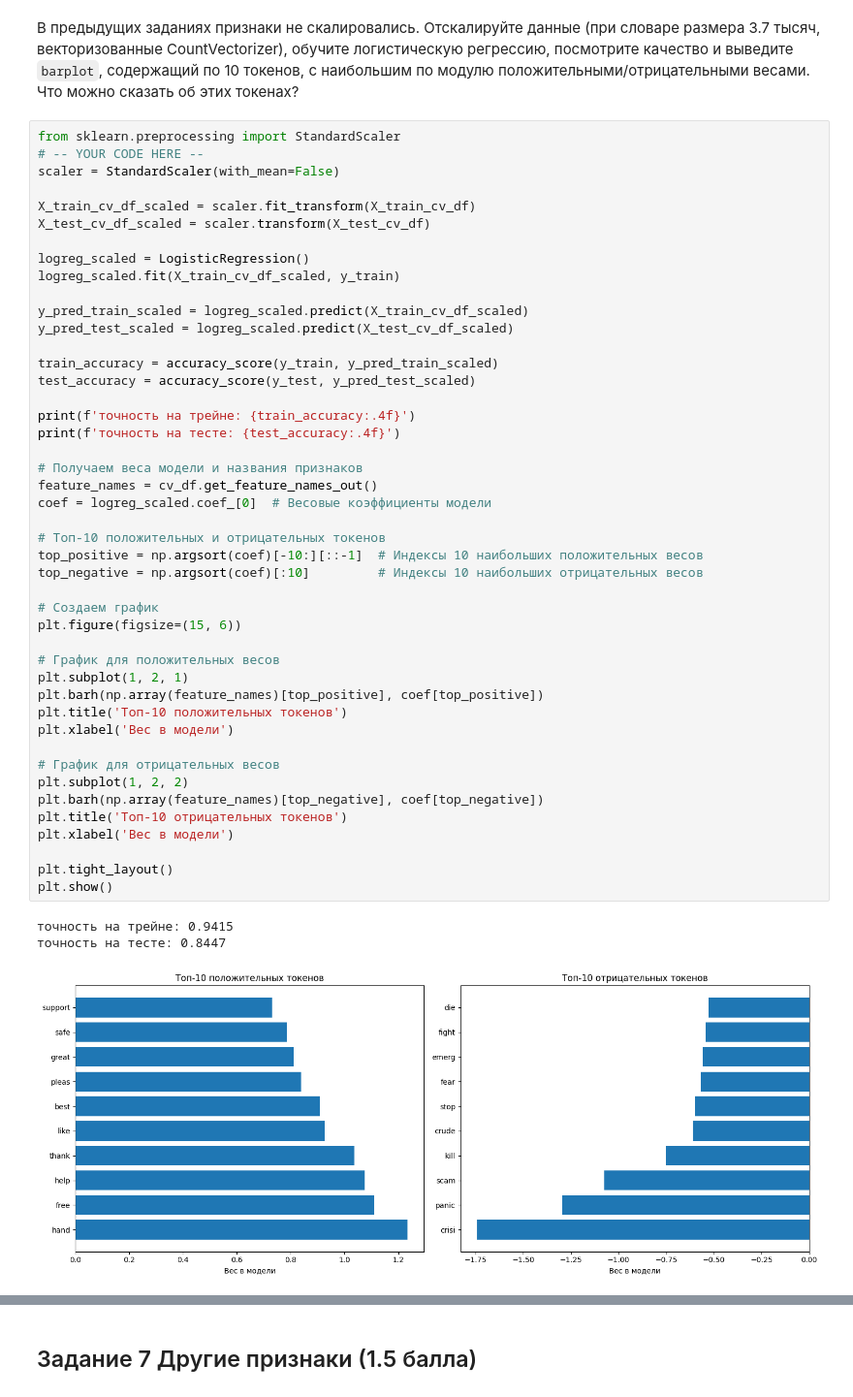
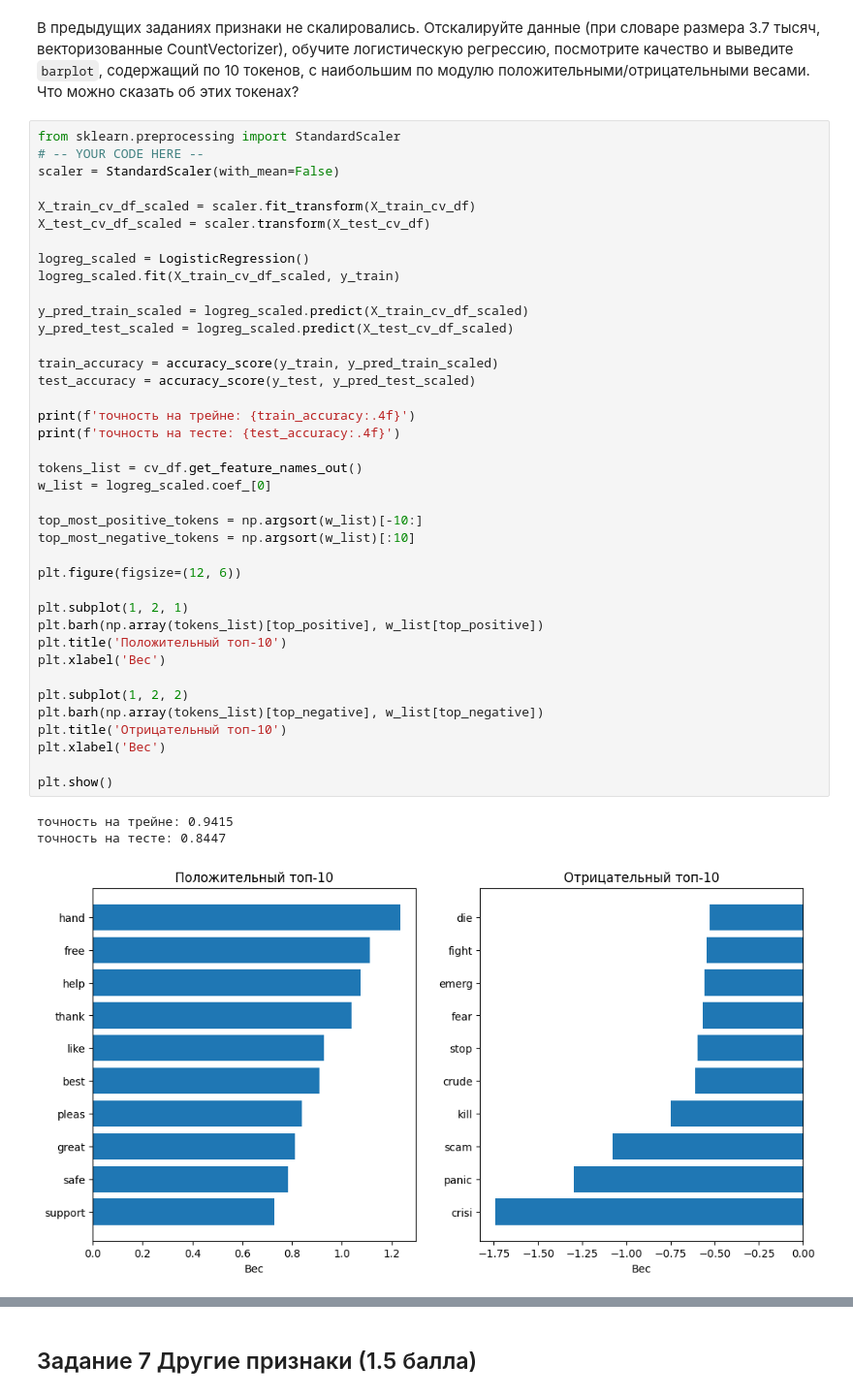
Before and after one commit to stass9966/programming-technologies, a Jupyter notebook: 2025/homeworks/hw06_texts/hw06_texts.ipynb, the cells around one changed output, grey strips where cells are left out. Shown at 97% size. Cells and saved outputs as stored; diff of their text form.

```diff
--- a/2025/homeworks/hw06_texts/hw06_texts.ipynb
+++ b/2025/homeworks/hw06_texts/hw06_texts.ipynb
@@ -691,48 +691,42 @@ CountVectorizer со стеммингом:
 from sklearn.preprocessing import StandardScaler
 # -- YOUR CODE HERE --
 scaler = StandardScaler(with_mean=False)
 
 X_train_cv_df_scaled = scaler.fit_transform(X_train_cv_df)
 X_test_cv_df_scaled = scaler.transform(X_test_cv_df)
 
 logreg_scaled = LogisticRegression()
 logreg_scaled.fit(X_train_cv_df_scaled, y_train)
 
 y_pred_train_scaled = logreg_scaled.predict(X_train_cv_df_scaled)
 y_pred_test_scaled = logreg_scaled.predict(X_test_cv_df_scaled)
 
 train_accuracy = accuracy_score(y_train, y_pred_train_scaled)
 test_accuracy = accuracy_score(y_test, y_pred_test_scaled)
 
 print(f'точность на трейне: {train_accuracy:.4f}')
 print(f'точность на тесте: {test_accuracy:.4f}')
 
-# Получаем веса модели и названия признаков
-feature_names = cv_df.get_feature_names_out()
-coef = logreg_scaled.coef_[0]  # Весовые коэффициенты модели
+tokens_list = cv_df.get_feature_names_out()
+w_list = logreg_scaled.coef_[0]
 
-# Топ-10 положительных и отрицательных токенов
-top_positive = np.argsort(coef)[-10:][::-1]  # Индексы 10 наибольших положительных весов
-top_negative = np.argsort(coef)[:10]         # Индексы 10 наибольших отрицательных весов
+top_most_positive_tokens = np.argsort(w_list)[-10:]
+top_most_negative_tokens = np.argsort(w_list)[:10]
 
-# Создаем график
-plt.figure(figsize=(15, 6))
+plt.figure(figsize=(12, 6))
 
-# График для положительных весов
 plt.subplot(1, 2, 1)
-plt.barh(np.array(feature_names)[top_positive], coef[top_positive])
-plt.title('Топ-10 положительных токенов')
-plt.xlabel('Вес в модели')
+plt.barh(np.array(tokens_list)[top_positive], w_list[top_positive])
+plt.title('Положительный топ-10')
+plt.xlabel('Вес')
 
-# График для отрицательных весов
 plt.subplot(1, 2, 2)
-plt.barh(np.array(feature_names)[top_negative], coef[top_negative])
-plt.title('Топ-10 отрицательных токенов')
-plt.xlabel('Вес в модели')
+plt.barh(np.array(tokens_list)[top_negative], w_list[top_negative])
+plt.title('Отрицательный топ-10')
+plt.xlabel('Вес')
 
-plt.tight_layout()
 plt.show()
 # %% [output]
 точность на трейне: 0.9415
 точность на тесте: 0.8447
-[figure, old version]
+[figure, new version]
```
Also changed, not shown: parts of 3 cells of this notebook.
